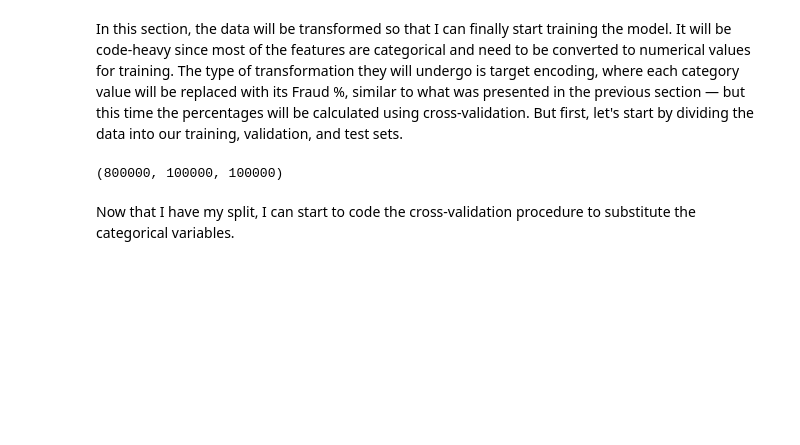
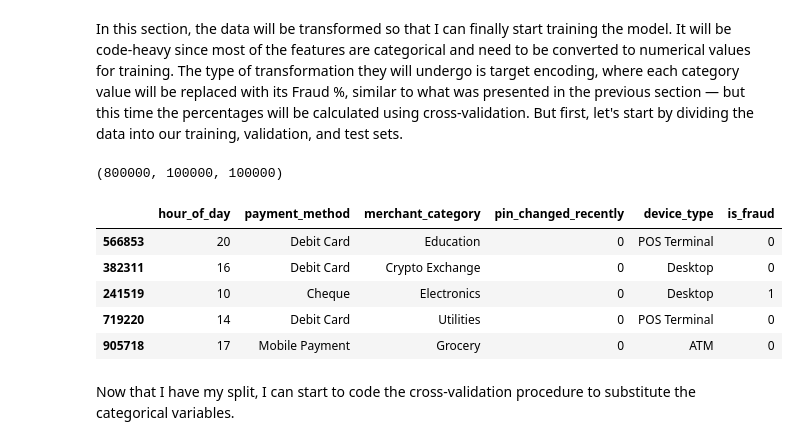
Before and after one commit to monci07/Bank_transaction_fraud_detection, a Jupyter notebook: Notebook.ipynb, the cells around one changed output. Cells and saved outputs as stored; diff of their text form; code cells hidden in the pictures; blank space fills up the shorter version.

```diff
--- a/Notebook.ipynb
+++ b/Notebook.ipynb
@@ -247,5 +251,14 @@ val, test = train_test_split(val_test, test_size=0.5)
 len(train),len(val),len(test)
 # %% [output]
 (800000, 100000, 100000)
+# %%
+train[:5]
+# %% [output]
+|  | hour_of_day | payment_method | merchant_category | pin_changed_recently | device_type | is_fraud |
+| 566853 | 20 | Debit Card | Education | 0 | POS Terminal | 0 |
+| 382311 | 16 | Debit Card | Crypto Exchange | 0 | Desktop | 0 |
+| 241519 | 10 | Cheque | Electronics | 0 | Desktop | 1 |
+| 719220 | 14 | Debit Card | Utilities | 0 | POS Terminal | 0 |
+| 905718 | 17 | Mobile Payment | Grocery | 0 | ATM | 0 |
 # %% [markdown]
 Now that I have my split, I can start to code the cross-validation procedure to substitute the categorical variables.
```
Also changed, not shown: parts of 20 cells of this notebook.
